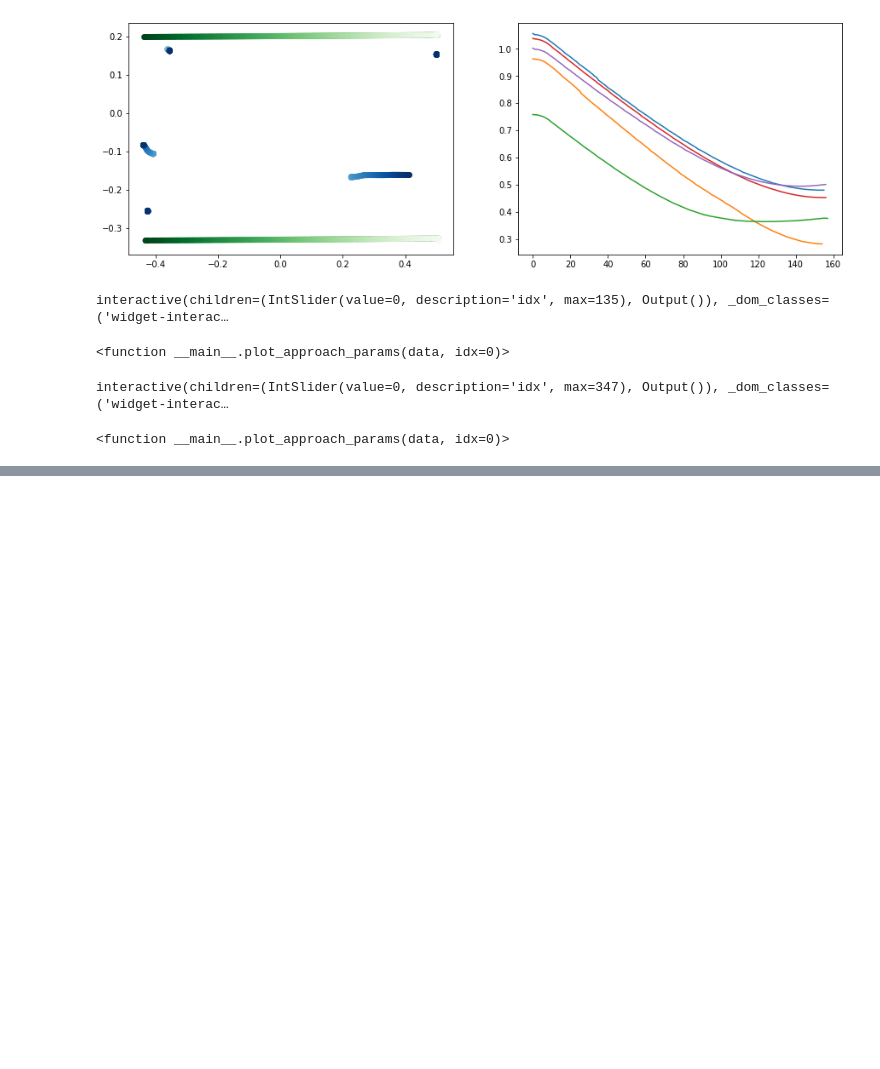
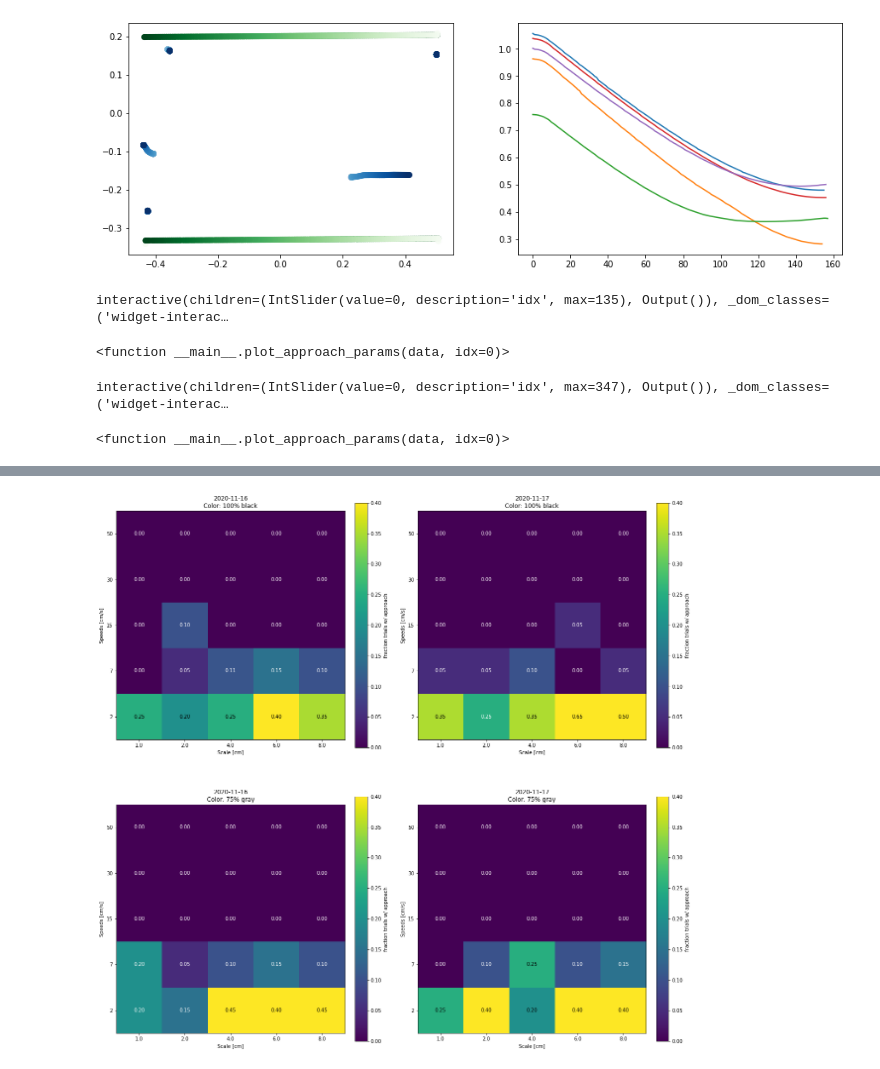
Before and after one commit to drguggiana/prey_capture, a Jupyter notebook: snakemake_scripts/notebooks/Vis_VScreens.ipynb, the cells around one changed output, grey strips where cells are left out. Saved outputs shown, nothing was run; the diff lists cells and outputs as text; code cells hidden in the pictures; blank space fills up the shorter version.

```diff
--- a/snakemake_scripts/notebooks/Vis_VScreens.ipynb
+++ b/snakemake_scripts/notebooks/Vis_VScreens.ipynb
@@ -682,0 +667,35 @@ for date, d in a.unstack().groupby(['date']):
+# %%
+from matplotlib.gridspec import GridSpec
+
+group_params = ['date', 'target_color', 'speed', 'scale']
+
+a = trial_encounters.groupby(group_params)['has_encounter'].sum() / trial_encounters.groupby(group_params)['has_encounter'].count()
+
+cols = len(list(a.groupby(['date']).groups.keys()))
+rows = len(list(a.groupby(['target_color']).groups.keys()))
+
+fig = plt.figure(figsize=(10*cols, 10*rows))
+gs = GridSpec(rows, cols, figure=fig)
+
+images = []
+cmap_max = None
+for col, (date, d) in enumerate(a.unstack().groupby(['date'])):
+    sub_axes = []
+    for r in range(rows):
+        sub_axes.append(fig.add_subplot(gs[r, col]))
+
+    d = d.reset_index(level=0, drop=True)
+    _, axes, ims, cmap_max_first_subplot = plot_approach_heatmaps_by_contrast(d, fig=fig, axes=sub_axes, cmap_max=cmap_max, date=date)
+    images.append(ims)
+
+    if cmap_max is None:
+        cmap_max = cmap_max_first_subplot
+
+cbar_im = images[0][0]
+for ax in fig.get_axes():
+    fig.colorbar(cbar_im, ax=ax, label='fraction trials w/ approach', fraction=0.05, pad=0.04)
+
+save_path = os.path.join(paths.figures_path, '_'.join([save_name, 'heatmap_frac_approach_days']))
+plt.savefig(save_path)
+# %% [output]
+[figure, added]
```
Also changed, not shown: parts of 22 cells of this notebook.
